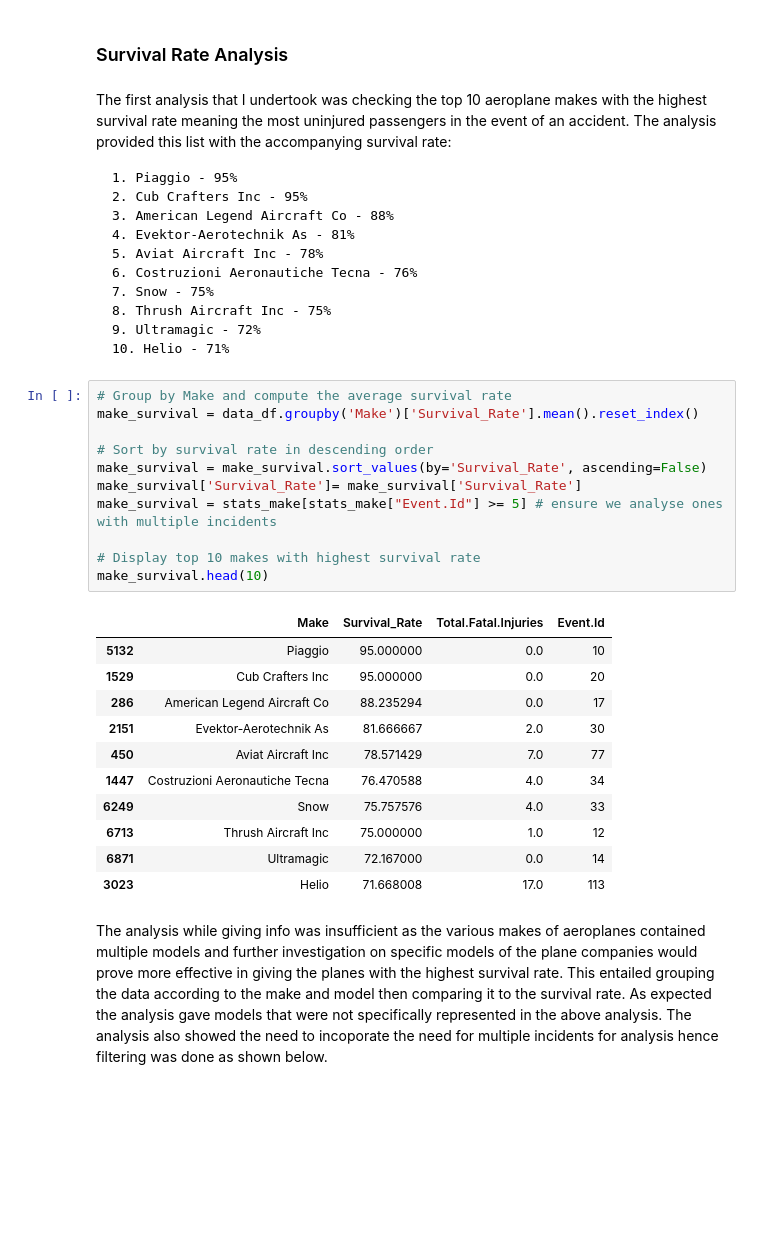
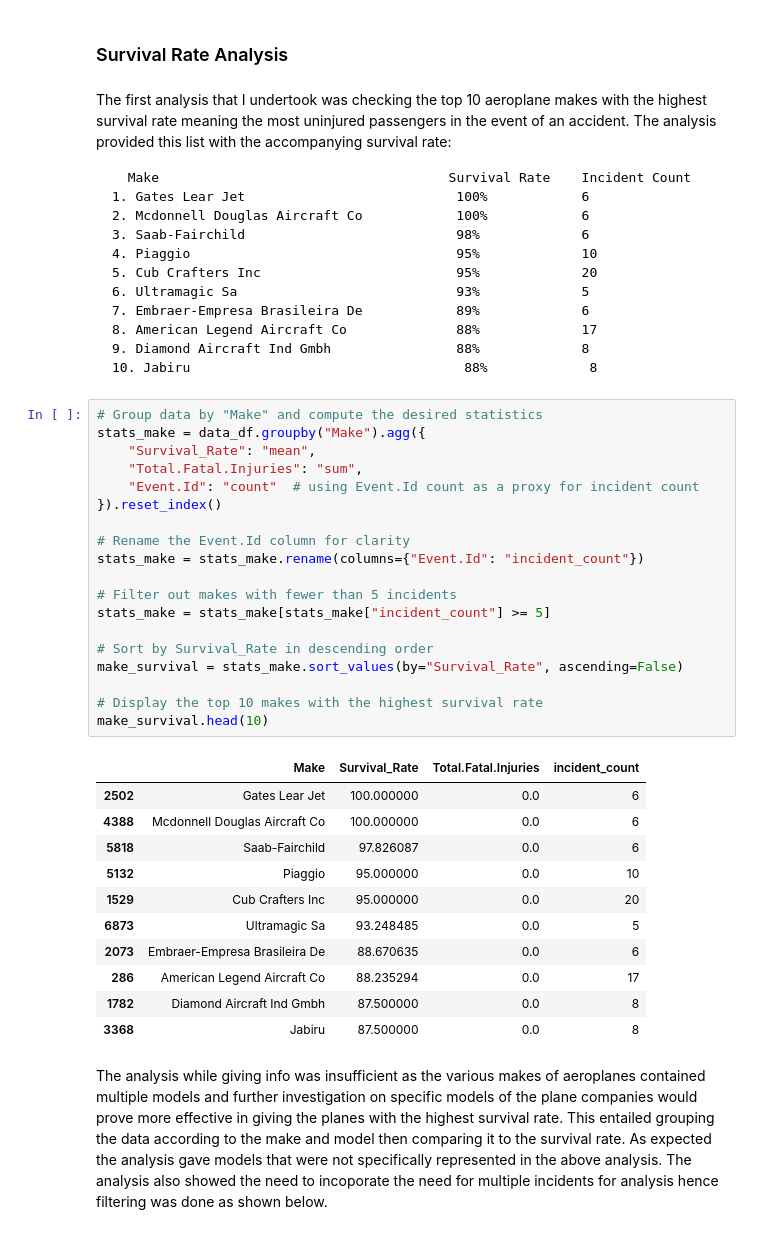
Before and after one commit to Kahiga-nelson/dsc-phase-1-project-v3, a Jupyter notebook: student.ipynb, the cells around one changed output. Cells and saved outputs as stored; diff of their text form; blank space fills up the shorter version.

```diff
--- a/student.ipynb
+++ b/student.ipynb
@@ -656,39 +657,48 @@ import numpy as np
 The first analysis that I undertook was checking the top 10 aeroplane makes with the highest survival rate meaning the most uninjured passengers in the event of an accident.
 The analysis provided this list with the accompanying survival rate:
 
-    1. Piaggio - 95%
-    2. Cub Crafters Inc - 95%
-    3. American Legend Aircraft Co - 88%
-    4. Evektor-Aerotechnik As - 81%
-    5. Aviat Aircraft Inc - 78%
-    6. Costruzioni Aeronautiche Tecna - 76%
-    7. Snow - 75%
-    8. Thrush Aircraft Inc - 75%
-    9. Ultramagic - 72%
-    10. Helio - 71%
+      Make                                     Survival Rate    Incident Count
+    1. Gates Lear Jet                           100%            6
+    2. Mcdonnell Douglas Aircraft Co            100%            6
+    3. Saab-Fairchild                           98%             6
+    4. Piaggio                                  95%             10
+    5. Cub Crafters Inc                         95%             20
+    6. Ultramagic Sa                            93%             5
+    7. Embraer-Empresa Brasileira De            89%             6
+    8. American Legend Aircraft Co              88%             17
+    9. Diamond Aircraft Ind Gmbh                88%             8
+    10. Jabiru                                   88%             8
 # %%
-# Group by Make and compute the average survival rate
-make_survival = data_df.groupby('Make')['Survival_Rate'].mean().reset_index()
+# Group data by "Make" and compute the desired statistics
+stats_make = data_df.groupby("Make").agg({
+    "Survival_Rate": "mean",
+    "Total.Fatal.Injuries": "sum",
+    "Event.Id": "count"  # using Event.Id count as a proxy for incident count
+}).reset_index()
 
-# Sort by survival rate in descending order
-make_survival = make_survival.sort_values(by='Survival_Rate', ascending=False)
-make_survival['Survival_Rate']= make_survival['Survival_Rate']
-make_survival = stats_make[stats_make["Event.Id"] >= 5] # ensure we analyse ones with multiple incidents
+# Rename the Event.Id column for clarity
+stats_make = stats_make.rename(columns={"Event.Id": "incident_count"})
 
-# Display top 10 makes with highest survival rate
+# Filter out makes with fewer than 5 incidents
+stats_make = stats_make[stats_make["incident_count"] >= 5]
+
+# Sort by Survival_Rate in descending order
+make_survival = stats_make.sort_values(by="Survival_Rate", ascending=False)
+
+# Display the top 10 makes with the highest survival rate
 make_survival.head(10)
 # %% [output]
-|  | Make | Survival_Rate | Total.Fatal.Injuries | Event.Id |
+|  | Make | Survival_Rate | Total.Fatal.Injuries | incident_count |
+| 2502 | Gates Lear Jet | 100.000000 | 0.0 | 6 |
+| 4388 | Mcdonnell Douglas Aircraft Co | 100.000000 | 0.0 | 6 |
+| 5818 | Saab-Fairchild | 97.826087 | 0.0 | 6 |
 | 5132 | Piaggio | 95.000000 | 0.0 | 10 |
 | 1529 | Cub Crafters Inc | 95.000000 | 0.0 | 20 |
+| 6873 | Ultramagic Sa | 93.248485 | 0.0 | 5 |
+| 2073 | Embraer-Empresa Brasileira De | 88.670635 | 0.0 | 6 |
 | 286 | American Legend Aircraft Co | 88.235294 | 0.0 | 17 |
-| 2151 | Evektor-Aerotechnik As | 81.666667 | 2.0 | 30 |
-| 450 | Aviat Aircraft Inc | 78.571429 | 7.0 | 77 |
-| 1447 | Costruzioni Aeronautiche Tecna | 76.470588 | 4.0 | 34 |
-| 6249 | Snow | 75.757576 | 4.0 | 33 |
-| 6713 | Thrush Aircraft Inc | 75.000000 | 1.0 | 12 |
-| 6871 | Ultramagic | 72.167000 | 0.0 | 14 |
-| 3023 | Helio | 71.668008 | 17.0 | 113 |
+| 1782 | Diamond Aircraft Ind Gmbh | 87.500000 | 0.0 | 8 |
+| 3368 | Jabiru | 87.500000 | 0.0 | 8 |
 # %% [markdown]
 The analysis while giving info was insufficient as the various makes of aeroplanes contained multiple models and further investigation on specific models of the plane companies would prove more effective in giving the planes with the highest survival rate.
 This entailed grouping the data according to the make and model then comparing it to the survival rate. As expected the analysis gave models that were not specifically represented in the above analysis.
```
Also changed, not shown: parts of 20 cells of this notebook, 10 other files.
